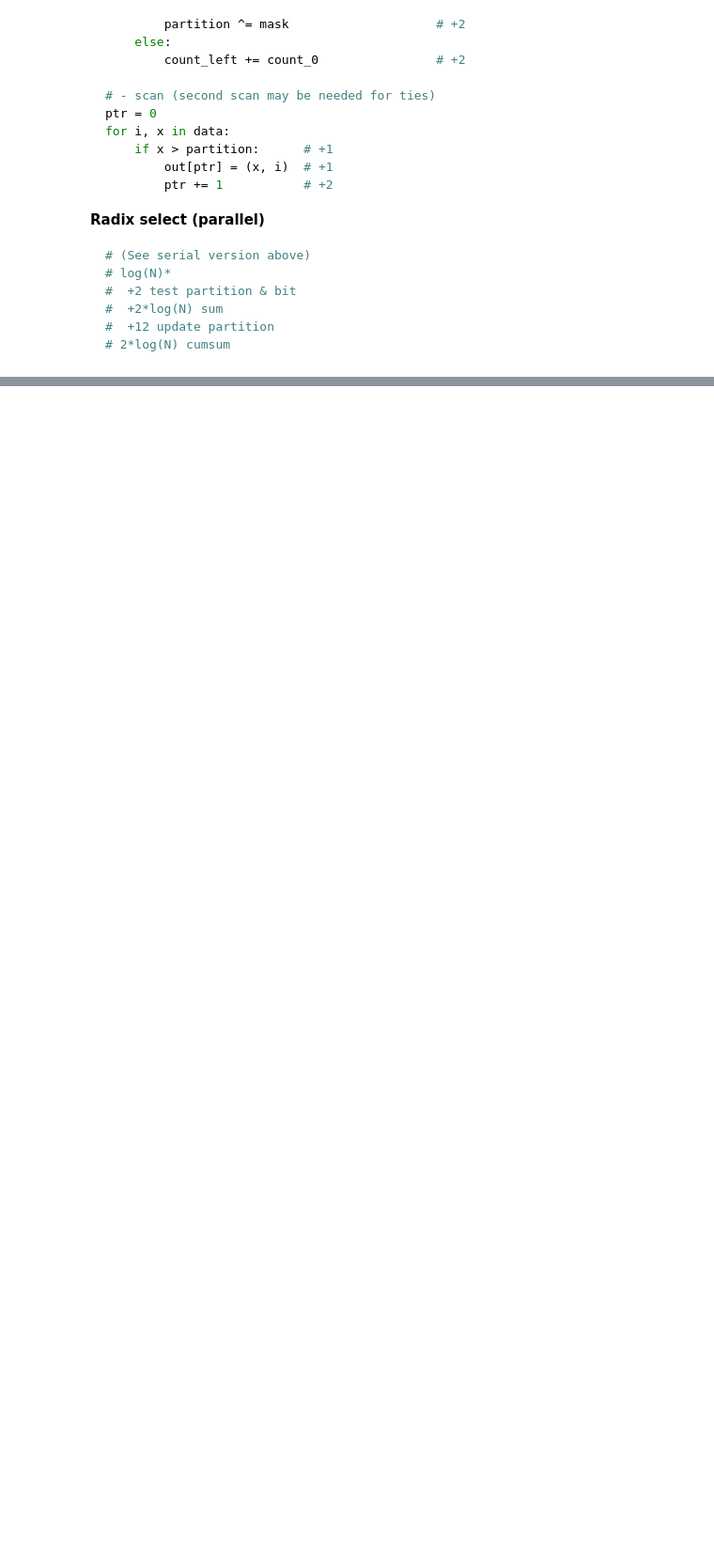
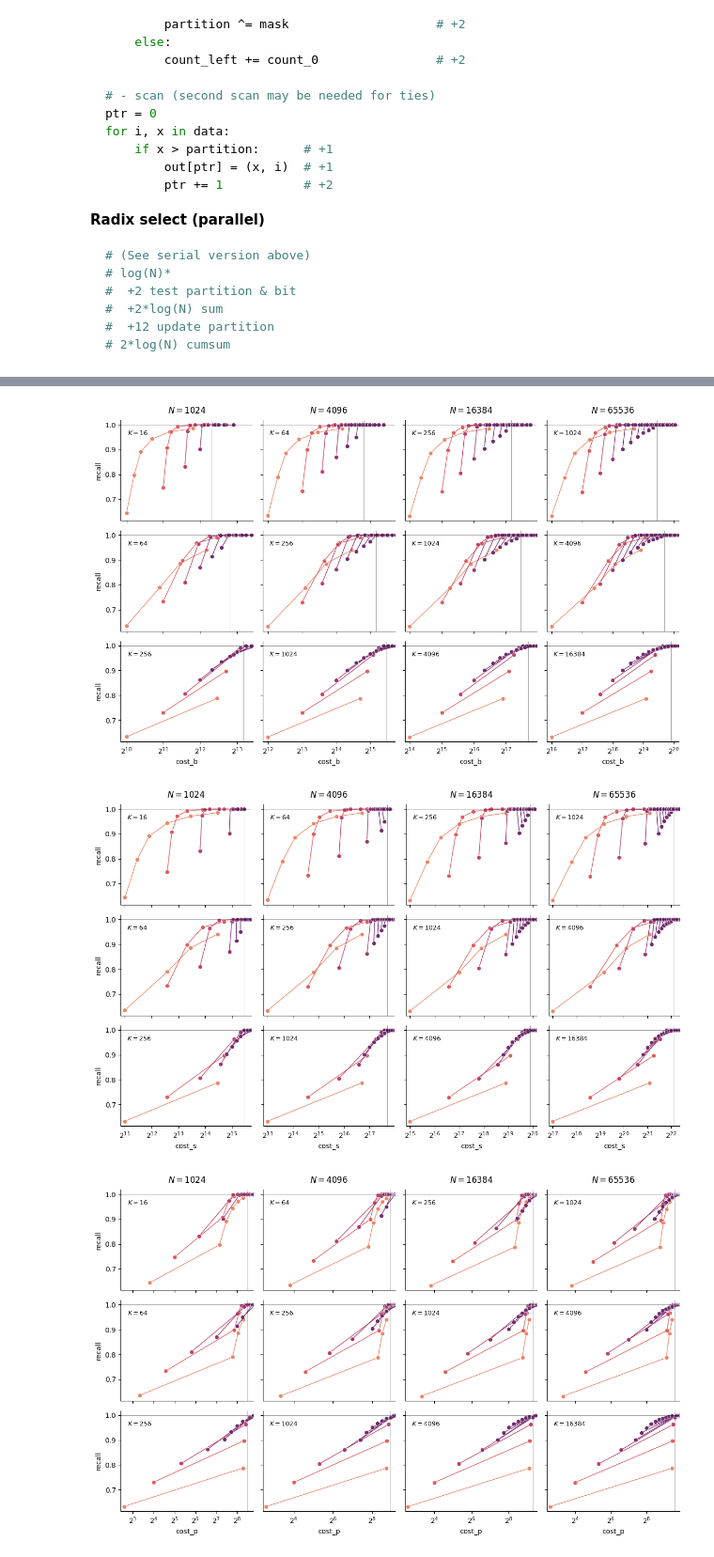
Before and after one commit to graphcore-research/pytorch-approx-topk, a Jupyter notebook: notebooks/20240906-modelling.ipynb, the cells around one changed output, grey strips where cells are left out. Shown: that part at 94% size. Cells and saved outputs as stored; diff of their text form; code cells hidden in the pictures; blank space fills up the shorter version.

```diff
--- a/notebooks/20240906-modelling.ipynb
+++ b/notebooks/20240906-modelling.ipynb
@@ -266,0 +290,24 @@ fig.suptitle("Exact top-$K$");
+# %%
+for cost in ["cost_b", "cost_s", "cost_p"]:
+    Ns = sorted(df["N"].unique())
+    K_over_Ns = [1/64, 1/16, 1/4]
+    J_map = LogPaletteMap(df["J"], n=5)
+    _, axs = plt.subplots(ncols=len(Ns), nrows=len(K_over_Ns), figsize=(3*len(Ns), 2.5*len(K_over_Ns)), sharey=True, sharex="col")
+    for K_over_N, axr in zip(K_over_Ns, axs):
+        for N, ax in zip(Ns, axr):
+            K = int(K_over_N * N)
+            show_tradeoff(df[(df["N"]==N) & (df["K"] == K)], cost=cost, J_map=J_map, ax=ax)
+            if ax is not axr[0]:
+                ax.set_ylabel("")
+            if K_over_N == K_over_Ns[0]:
+                ax.set_title(f"$N={N}$", pad=10)
+            if K_over_N != K_over_Ns[-1]:
+                ax.set_xlabel("")
+            ax.text(0.05, 0.9, f"$K={K}$", va="top", ha="left", transform=ax.transAxes, fontsize=9)
+            df_col = df[(df["N"]==N)]
+            ax.set_xlim(df_col[cost].min() * 0.9, df_col[df_col["algorithm"] == "exact"][cost].max() * 1.2)
+    plt.tight_layout()
+# %% [output]
+[figure, added]
+[figure, added]
+[figure, added]
```
Also changed, not shown: parts of 10 cells of this notebook.
